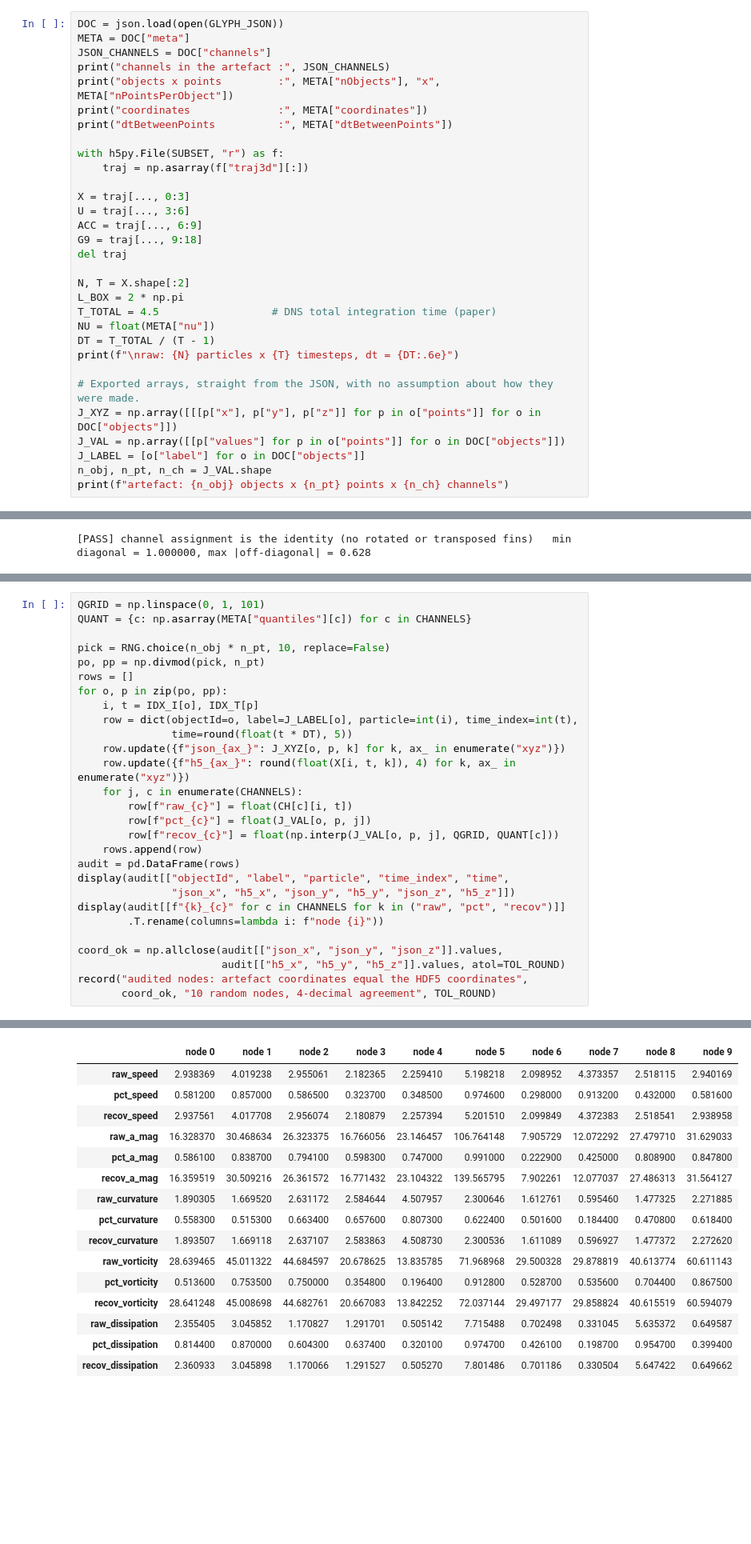
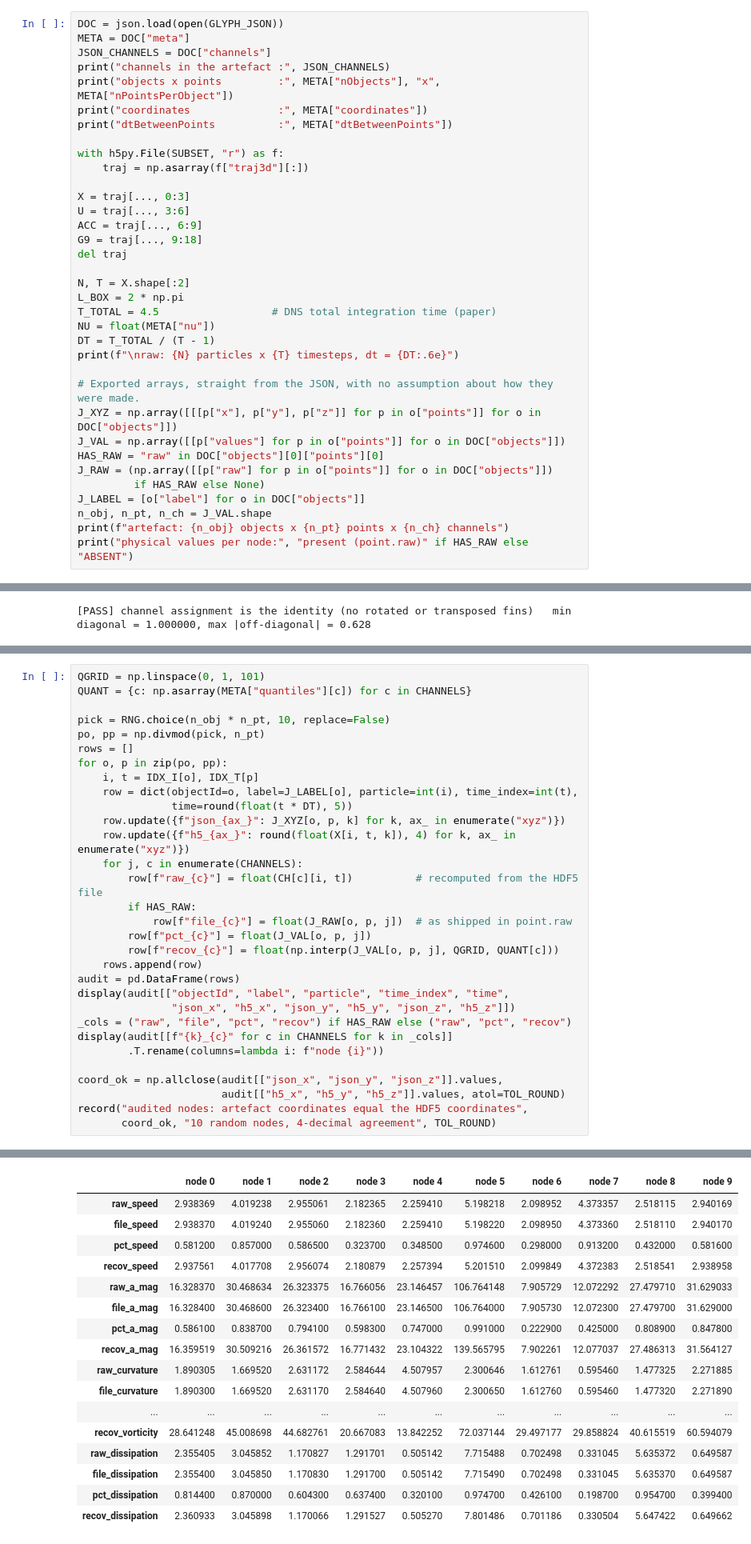
Before and after one commit to ScheWann/Sail_General, a Jupyter notebook: Scripts/turb_lagr_validation.ipynb, the cells around one changed output, grey strips where cells are left out. Shown at 80% size. Cells and saved outputs as stored; diff of their text form; blank space fills up the shorter version.

```diff
--- a/Scripts/turb_lagr_validation.ipynb
+++ b/Scripts/turb_lagr_validation.ipynb
@@ -108,9 +108,13 @@ print(f"\nraw: {N} particles x {T} timesteps, dt = {DT:.6e}")
 # Exported arrays, straight from the JSON, with no assumption about how they were made.
 J_XYZ = np.array([[[p["x"], p["y"], p["z"]] for p in o["points"]] for o in DOC["objects"]])
 J_VAL = np.array([[p["values"] for p in o["points"]] for o in DOC["objects"]])
+HAS_RAW = "raw" in DOC["objects"][0]["points"][0]
+J_RAW = (np.array([[p["raw"] for p in o["points"]] for o in DOC["objects"]])
+         if HAS_RAW else None)
 J_LABEL = [o["label"] for o in DOC["objects"]]
 n_obj, n_pt, n_ch = J_VAL.shape
 print(f"artefact: {n_obj} objects x {n_pt} points x {n_ch} channels")
+print("physical values per node:", "present (point.raw)" if HAS_RAW else "ABSENT")
 # %% [output]
 channels in the artefact : ['speed', 'a_mag', 'curvature', 'vorticity', 'dissipation']
 objects x points         : 125 x 100
@@ -558,47 +563,51 @@ for o, p in zip(po, pp):
                time=round(float(t * DT), 5))
     row.update({f"json_{ax_}": J_XYZ[o, p, k] for k, ax_ in enumerate("xyz")})
     row.update({f"h5_{ax_}": round(float(X[i, t, k]), 4) for k, ax_ in enumerate("xyz")})
     for j, c in enumerate(CHANNELS):
-        row[f"raw_{c}"] = float(CH[c][i, t])
+        row[f"raw_{c}"] = float(CH[c][i, t])          # recomputed from the HDF5 file
+        if HAS_RAW:
+            row[f"file_{c}"] = float(J_RAW[o, p, j])  # as shipped in point.raw
         row[f"pct_{c}"] = float(J_VAL[o, p, j])
         row[f"recov_{c}"] = float(np.interp(J_VAL[o, p, j], QGRID, QUANT[c]))
     rows.append(row)
 audit = pd.DataFrame(rows)
 display(audit[["objectId", "label", "particle", "time_index", "time",
                "json_x", "h5_x", "json_y", "h5_y", "json_z", "h5_z"]])
-display(audit[[f"{k}_{c}" for c in CHANNELS for k in ("raw", "pct", "recov")]]
+_cols = ("raw", "file", "pct", "recov") if HAS_RAW else ("raw", "pct", "recov")
+display(audit[[f"{k}_{c}" for c in CHANNELS for k in _cols]]
         .T.rename(columns=lambda i: f"node {i}"))
 
 coord_ok = np.allclose(audit[["json_x", "json_y", "json_z"]].values,
                        audit[["h5_x", "h5_y", "h5_z"]].values, atol=TOL_ROUND)
 record("audited nodes: artefact coordinates equal the HDF5 coordinates",
        coord_ok, "10 random nodes, 4-decimal agreement", TOL_ROUND)
 # %% [output]
 |  | objectId | label | particle | time_index | time | json_x | h5_x | json_y | h5_y | json_z | ... |
 | 0 | 82 | particle-328 | 328 | 1880 | 4.23212 | -2.4376 | -2.4376 | -2.5030 | -2.5030 | 2.3651 | ... |
 | 1 | 15 | particle-60 | 60 | 1980 | 4.45723 | -1.2737 | -1.2737 | 2.4551 | 2.4551 | 9.0922 | ... |
 | 2 | 63 | particle-252 | 252 | 1020 | 2.29615 | -4.8657 | -4.8657 | 0.2538 | 0.2538 | -1.1766 | ... |
 | 3 | 33 | particle-132 | 132 | 1000 | 2.25113 | -3.4794 | -3.4794 | 2.9672 | 2.9672 | -1.3392 | ... |
 | 4 | 74 | particle-296 | 296 | 1320 | 2.97149 | -3.0011 | -3.0011 | 2.2410 | 2.2410 | -0.8055 | ... |
 | 5 | 39 | particle-156 | 156 | 1820 | 4.09705 | 2.9489 | 2.9489 | -1.2502 | -1.2502 | 0.0549 | ... |
 | 6 | 101 | particle-404 | 404 | 1740 | 3.91696 | 1.2762 | 1.2762 | -0.7817 | -0.7817 | 0.8454 | ... |
 | 7 | 56 | particle-224 | 224 | 1780 | 4.00700 | -1.7820 | -1.7820 | -1.9143 | -1.9143 | -1.2486 | ... |
 | 8 | 8 | particle-32 | 32 | 1180 | 2.65633 | -5.5847 | -5.5847 | 1.7879 | 1.7879 | 0.9056 | ... |
 | 9 | 18 | particle-72 | 72 | 0 | 0.00000 | 0.0207 | 0.0207 | 0.0845 | 0.0845 | 0.3027 | ... |
 |  | node 0 | node 1 | node 2 | node 3 | node 4 | node 5 | node 6 | node 7 | node 8 | node 9 |
 | raw_speed | 2.938369 | 4.019238 | 2.955061 | 2.182365 | 2.259410 | 5.198218 | 2.098952 | 4.373357 | 2.518115 | 2.940169 |
+| file_speed | 2.938370 | 4.019240 | 2.955060 | 2.182360 | 2.259410 | 5.198220 | 2.098950 | 4.373360 | 2.518110 | 2.940170 |
 | pct_speed | 0.581200 | 0.857000 | 0.586500 | 0.323700 | 0.348500 | 0.974600 | 0.298000 | 0.913200 | 0.432000 | 0.581600 |
 | recov_speed | 2.937561 | 4.017708 | 2.956074 | 2.180879 | 2.257394 | 5.201510 | 2.099849 | 4.372383 | 2.518541 | 2.938958 |
 | raw_a_mag | 16.328370 | 30.468634 | 26.323375 | 16.766056 | 23.146457 | 106.764148 | 7.905729 | 12.072292 | 27.479710 | 31.629033 |
+| file_a_mag | 16.328400 | 30.468600 | 26.323400 | 16.766100 | 23.146500 | 106.764000 | 7.905730 | 12.072300 | 27.479700 | 31.629000 |
 | pct_a_mag | 0.586100 | 0.838700 | 0.794100 | 0.598300 | 0.747000 | 0.991000 | 0.222900 | 0.425000 | 0.808900 | 0.847800 |
 | recov_a_mag | 16.359519 | 30.509216 | 26.361572 | 16.771432 | 23.104322 | 139.565795 | 7.902261 | 12.077037 | 27.486313 | 31.564127 |
 | raw_curvature | 1.890305 | 1.669520 | 2.631172 | 2.584644 | 4.507957 | 2.300646 | 1.612761 | 0.595460 | 1.477325 | 2.271885 |
-| pct_curvature | 0.558300 | 0.515300 | 0.663400 | 0.657600 | 0.807300 | 0.622400 | 0.501600 | 0.184400 | 0.470800 | 0.618400 |
-| recov_curvature | 1.893507 | 1.669118 | 2.637107 | 2.583863 | 4.508730 | 2.300536 | 1.611089 | 0.596927 | 1.477372 | 2.272620 |
-| raw_vorticity | 28.639465 | 45.011322 | 44.684597 | 20.678625 | 13.835785 | 71.968968 | 29.500328 | 29.878819 | 40.613774 | 60.611143 |
-| pct_vorticity | 0.513600 | 0.753500 | 0.750000 | 0.354800 | 0.196400 | 0.912800 | 0.528700 | 0.535600 | 0.704400 | 0.867500 |
+| file_curvature | 1.890300 | 1.669520 | 2.631170 | 2.584640 | 4.507960 | 2.300650 | 1.612760 | 0.595460 | 1.477320 | 2.271890 |
+| ... | ... | ... | ... | ... | ... | ... | ... | ... | ... | ... |
 | recov_vorticity | 28.641248 | 45.008698 | 44.682761 | 20.667083 | 13.842252 | 72.037144 | 29.497177 | 29.858824 | 40.615519 | 60.594079 |
 | raw_dissipation | 2.355405 | 3.045852 | 1.170827 | 1.291701 | 0.505142 | 7.715488 | 0.702498 | 0.331045 | 5.635372 | 0.649587 |
+| file_dissipation | 2.355400 | 3.045850 | 1.170830 | 1.291700 | 0.505142 | 7.715490 | 0.702498 | 0.331045 | 5.635370 | 0.649587 |
 | pct_dissipation | 0.814400 | 0.870000 | 0.604300 | 0.637400 | 0.320100 | 0.974700 | 0.426100 | 0.198700 | 0.954700 | 0.399400 |
 | recov_dissipation | 2.360933 | 3.045898 | 1.170066 | 1.291527 | 0.505270 | 7.801486 | 0.701186 | 0.330504 | 5.647422 | 0.649662 |
 [PASS] audited nodes: artefact coordinates equal the HDF5 coordinates   10 random nodes, 4-decimal agreement
```
Also changed, not shown: parts of 9 cells of this notebook, 4 other files.
